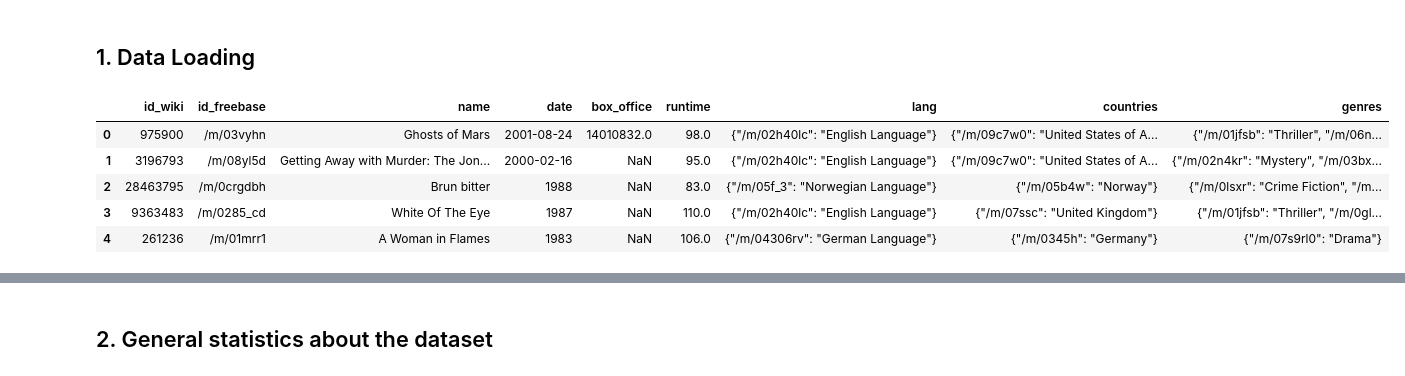
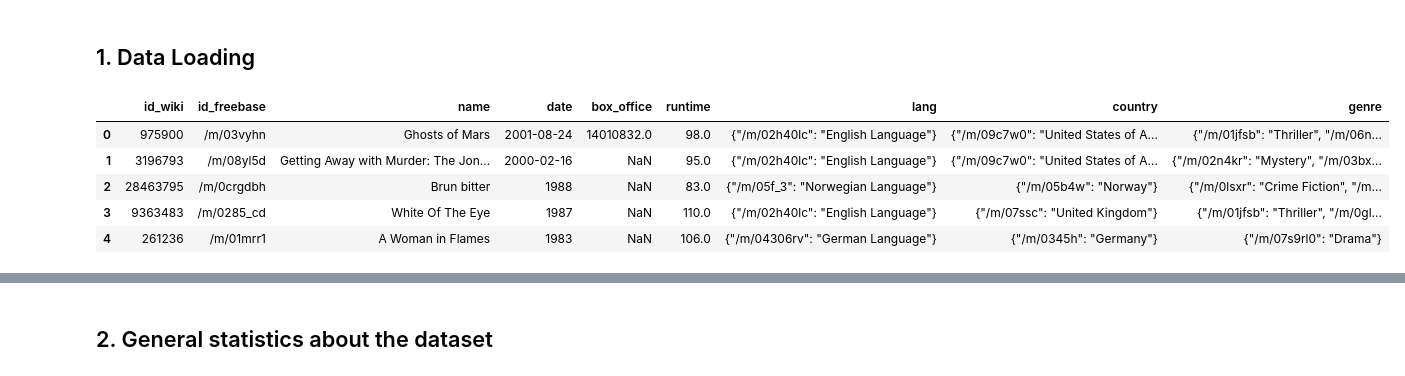
Before and after one commit to epfl-ada/ada-2023-project-onsecalme123, a Jupyter notebook: milestone2.ipynb, the cells around one changed output, grey strips where cells are left out. Drawn from its saved outputs; the diff is of its cells as text; code cells hidden in the pictures.

```diff
--- a/milestone2.ipynb
+++ b/milestone2.ipynb
@@ -18,10 +25,11 @@ MOVIES_DATASET = MOVIES_FOLDER+"movie.metadata.tsv"
 # %%
-# TODO: Load dataframes
+# Load movies metadata
+
 movies = pd.read_csv(MOVIES_DATASET, sep='\t', names=['id_wiki','id_freebase','name','date',
-                                                      'box_office','runtime','lang','countries','genres'])
+                                                      'box_office','runtime','lang','country','genre'])
 movies.head()
 # %% [output]
-|  | id_wiki | id_freebase | name | date | box_office | runtime | lang | countries | genres |
+|  | id_wiki | id_freebase | name | date | box_office | runtime | lang | country | genre |
 | 0 | 975900 | /m/03vyhn | Ghosts of Mars | 2001-08-24 | 14010832.0 | 98.0 | {"/m/02h40lc": "English Language"} | {"/m/09c7w0": "United States of A... | {"/m/01jfsb": "Thriller", "/m/06n... |
 | 1 | 3196793 | /m/08yl5d | Getting Away with Murder: The Jon... | 2000-02-16 | NaN | 95.0 | {"/m/02h40lc": "English Language"} | {"/m/09c7w0": "United States of A... | {"/m/02n4kr": "Mystery", "/m/03bx... |
 | 2 | 28463795 | /m/0crgdbh | Brun bitter | 1988 | NaN | 83.0 | {"/m/05f_3": "Norwegian Language"} | {"/m/05b4w": "Norway"} | {"/m/0lsxr": "Crime Fiction", "/m... |
```
Also changed, not shown: parts of 19 cells of this notebook.
